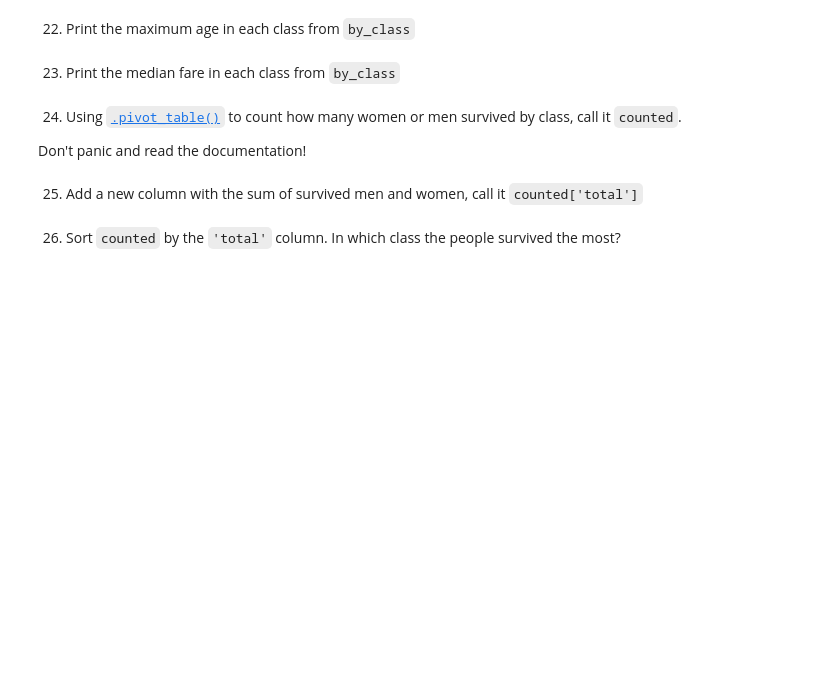
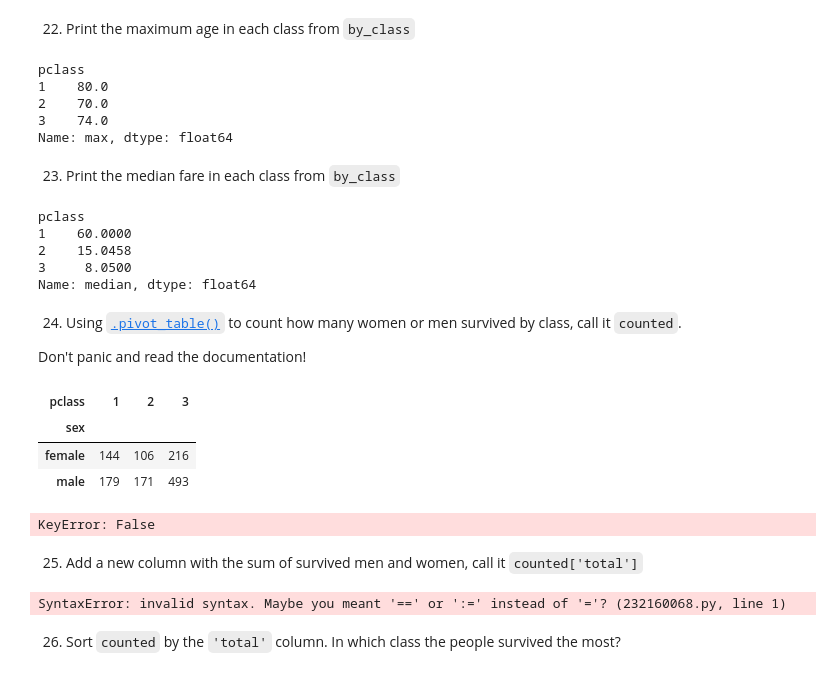
Before and after one commit to rafamd1/mi_copia_dsftmayo24semana1.1, a Jupyter notebook: semana 2/1_Data_Analysis/2-Pandas/Practica/7-Titanic/Titanic-exercise.ipynb, the cells around one changed output. Saved outputs shown, nothing was run; the diff lists cells and outputs as text; code cells hidden in the pictures; blank space fills up the shorter version.

```diff
--- a/semana 2/1_Data_Analysis/2-Pandas/Practica/7-Titanic/Titanic-exercise.ipynb
+++ b/semana 2/1_Data_Analysis/2-Pandas/Practica/7-Titanic/Titanic-exercise.ipynb
@@ -455,14 +455,47 @@ by_class
 | 3 | 74.0 | 24.0 | 69.5500 | 8.0500 |
 # %% [markdown]
 22. Print the maximum age in each class from `by_class`
+# %%
+by_class['age']['max']
+# %% [output]
+pclass
+1    80.0
+2    70.0
+3    74.0
+Name: max, dtype: float64
 # %% [markdown]
 23. Print the median fare in each class from `by_class`
+# %%
+by_class['fare']['median']
+# %% [output]
+pclass
+1    60.0000
+2    15.0458
+3     8.0500
+Name: median, dtype: float64
 # %% [markdown]
 24. Using [`.pivot_table()`](https://pandas.pydata.org/pandas-docs/stable/reference/api/pandas.pivot_table.html) to count how many women or men survived by class, call it `counted`.
 
 Don't panic and read the documentation!
+# %%
+counted= df.pivot_table('survived', index='sex', columns='pclass', aggfunc='count')
+
+counted
+# %% [output]
+| pclass | 1 | 2 | 3 |
+| sex |  |  |  |
+| female | 144 | 106 | 216 |
+| male | 179 | 171 | 493 |
+# %%
+counted(index=['sex', 'total'], columns='pclass', values='D', aggfunc='sum')
+# %% [output]
+KeyError: False
 # %% [markdown]
 25. Add a new column with the sum of survived men and women, call it `counted['total']`
+# %%
+counted['total'] = counted['female'] + counted['male']
+# %% [output]
+SyntaxError: invalid syntax. Maybe you meant '==' or ':=' instead of '='? (232160068.py, line 1)
 # %% [markdown]
 26. Sort `counted` by the `'total'` column. In which class the people survived the most?
 # %% [markdown]
```
